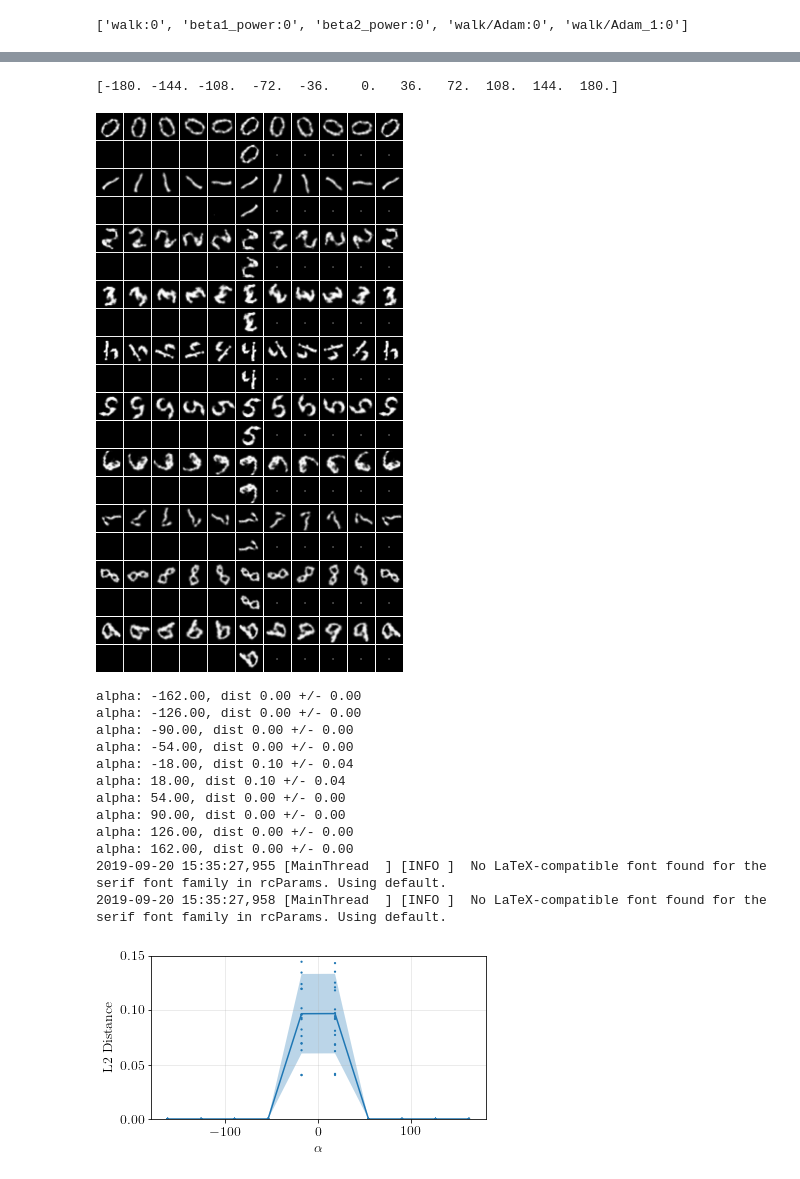
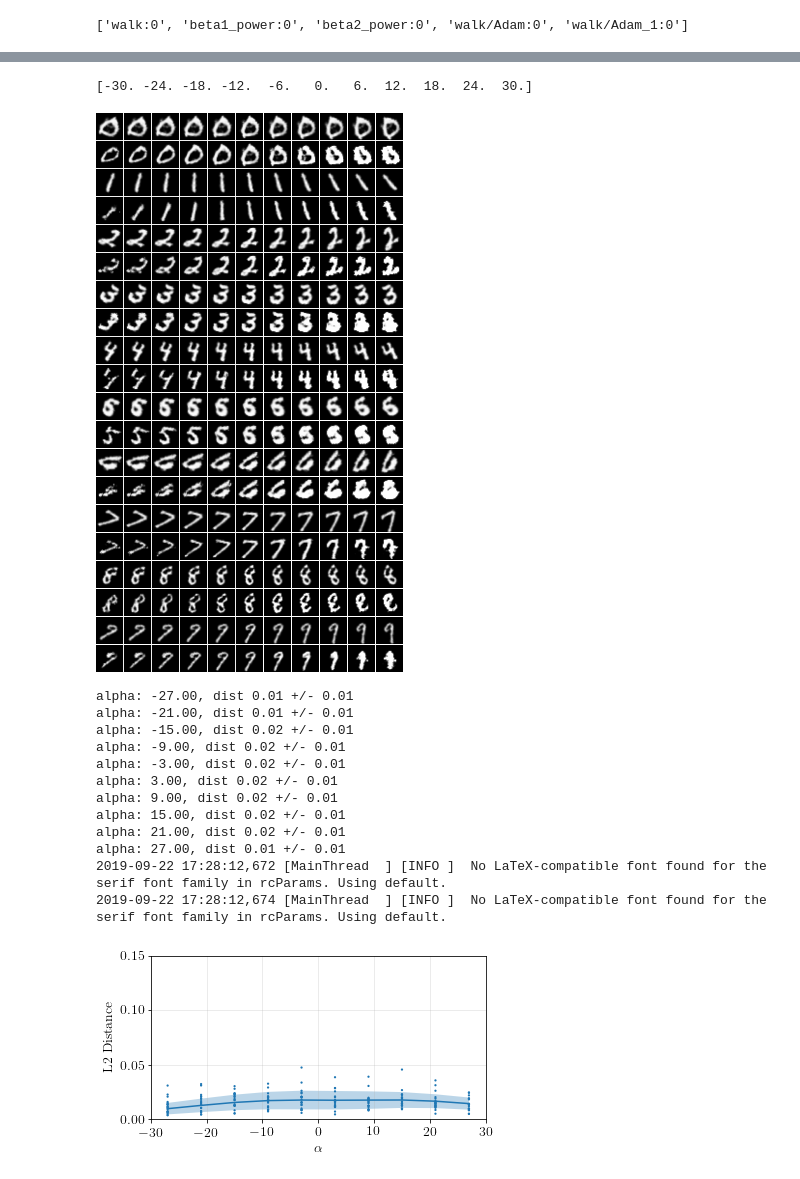
Before and after one commit to ali-design/gan_workspace, a Jupyter notebook: DCGAN-tensorflow/rot2d_aug_argminW_mnist.ipynb, the cells around one changed output, grey strips where cells are left out. Saved outputs shown, nothing was run; the diff lists cells and outputs as text; code cells hidden in the pictures.

```diff
--- a/DCGAN-tensorflow/rot2d_aug_argminW_mnist.ipynb
+++ b/DCGAN-tensorflow/rot2d_aug_argminW_mnist.ipynb
@@ -78,8 +79,10 @@ def initialize_uninitialized(sess):
         sess.run(tf.variables_initializer(not_initialized_vars))
         return not_initialized_vars
 # %%
-checkpoint_dir = "./out/rot2d_aug_argminW_lr0.0002/checkpoint"
-sample_dir = "./out/rot2d_aug_argminW_lr0.0002/sample"
+file_name = 'rot2d_aug_argminW_alphamax20_lr0.0002'
+out_dir_path = '/data/scratch/jahanian/mnist_dcgantf_bkup/out_old'
+checkpoint_dir = os.path.join(out_dir_path,file_name,'checkpoint' )
+sample_dir = os.path.join(out_dir_path,file_name,'sample' )
 num_samples = 10 # 1 sample per digit
 
 flags = tf.app.flags
@@ -349,8 +352,8 @@ print(loss_vals)
 # %%
 num_samples = 10
 
-a = np.linspace(-180,180, 11)
-
+# a = np.linspace(-180,180, 11)
+a = np.linspace(-30,30,11)
 zs = np.random.uniform(-1, 1, size=(num_samples, FLAGS.z_dim))
 y = np.arange(0,FLAGS.y_dim,1)
 ys = np.zeros((num_samples, FLAGS.y_dim))
@@ -377,8 +380,8 @@ for j in range(FLAGS.y_dim):
 print(a)
 imshow(imgrid(np.uint8(np.concatenate(ims)*255), cols=a.shape[0]))
 # %% [output]
-[-180. -144. -108.  -72.  -36.    0.   36.   72.  108.  144.  180.]
+[-30. -24. -18. -12.  -6.   0.   6.  12.  18.  24.  30.]
-[figure, old version]
+[figure, new version]
 # %%
 loss_l2_sample = tf.reduce_sum(tf.multiply(tf.square(transformed_output-target), mask), axis=(1,2,3)) \
         / tf.reduce_sum(mask, axis=(1,2,3))
@@ -504,54 +507,53 @@ for batch_start in range(0, num_samples, batch_size):
         dist_trained_info[s, i] = sess.run(dist_trained_tensor, feed_dict=feed_dict)
 # %%
 ## plots and saves the computed similarity matrix
-import os
-output_dir = './out/plots/'
-savefile = 'rot2d_aug_argminW_transform_effect_plots'
+output_dir = './out/plots/plots_rot2d'
+savefile_transform_effect = file_name+'_transform_effect_plots'
 
 alphas = alphas_no_log
 
 xlabel = r'$\alpha$'
 if np.min(alphas) > 0:
     alphas = np.log(alphas)
     xlabel = r'$\log(\alpha)$'
 
 f, ax = plt.subplots(figsize=(6, 3))
 xaxis = np.mean([alphas[:-1], alphas[1:]], axis=0)
 mu = np.mean(dist_info, axis=0)
 sd = np.std(dist_info, axis=0)
 p = ax.plot(xaxis, mu)
 ax.fill_between(xaxis, mu-sd, mu+sd, alpha=0.3)
 xscatter = np.tile(xaxis, (20, 1))
 yscatter = dist_info[:20] # take the first 20 samples
 ax.scatter(xscatter, yscatter, marker='.',
            edgecolors='none', s=20, color=p[0].get_color())
 ax.set_xlabel(xlabel)
 ax.set_ylabel(ylabel)
 
 # ax.set_ylim([0, 0.8])
 ax.set_ylim([0, 0.15])
 ax.grid(alpha=0.3)
 # ax.set_xlim([np.min(alphas), np.max(alphas)])
 ax.set_xlim([np.min(alphas), np.max(alphas)])
 
 for (x, m, s) in zip(xaxis, mu, sd):
     print("alpha: {:.2f}, dist {:.2f} +/- {:.2f}".format(x, m, s))
 
-f.savefig(os.path.join(output_dir, savefile + '.png'),
+f.savefig(os.path.join(output_dir, savefile_transform_effect + '.png'),
           bbox_inches="tight", pad_inches=0)
-f.savefig(os.path.join(output_dir, savefile + '.pdf'),
+f.savefig(os.path.join(output_dir, savefile_transform_effect + '.pdf'),
           bbox_inches="tight", pad_inches=0)
 # %% [output]
-alpha: -162.00, dist 0.00 +/- 0.00
-alpha: -126.00, dist 0.00 +/- 0.00
-alpha: -90.00, dist 0.00 +/- 0.00
-alpha: -54.00, dist 0.00 +/- 0.00
-alpha: -18.00, dist 0.10 +/- 0.04
-alpha: 18.00, dist 0.10 +/- 0.04
-alpha: 54.00, dist 0.00 +/- 0.00
-alpha: 90.00, dist 0.00 +/- 0.00
-alpha: 126.00, dist 0.00 +/- 0.00
-alpha: 162.00, dist 0.00 +/- 0.00
-2019-09-20 15:35:27,955 [MainThread  ] [INFO ]  No LaTeX-compatible font found for the serif font family in rcParams. Using default.
-2019-09-20 15:35:27,958 [MainThread  ] [INFO ]  No LaTeX-compatible font found for the serif font family in rcParams. Using default.
+alpha: -27.00, dist 0.01 +/- 0.01
+alpha: -21.00, dist 0.01 +/- 0.01
+alpha: -15.00, dist 0.02 +/- 0.01
+alpha: -9.00, dist 0.02 +/- 0.01
+alpha: -3.00, dist 0.02 +/- 0.01
+alpha: 3.00, dist 0.02 +/- 0.01
+alpha: 9.00, dist 0.02 +/- 0.01
+alpha: 15.00, dist 0.02 +/- 0.01
+alpha: 21.00, dist 0.02 +/- 0.01
+alpha: 27.00, dist 0.01 +/- 0.01
+2019-09-22 17:28:12,672 [MainThread  ] [INFO ]  No LaTeX-compatible font found for the serif font family in rcParams. Using default.
+2019-09-22 17:28:12,674 [MainThread  ] [INFO ]  No LaTeX-compatible font found for the serif font family in rcParams. Using default.
-[figure, old version]
+[figure, new version]
```
Also changed, not shown: parts of 9 cells of this notebook, 16 other files.
